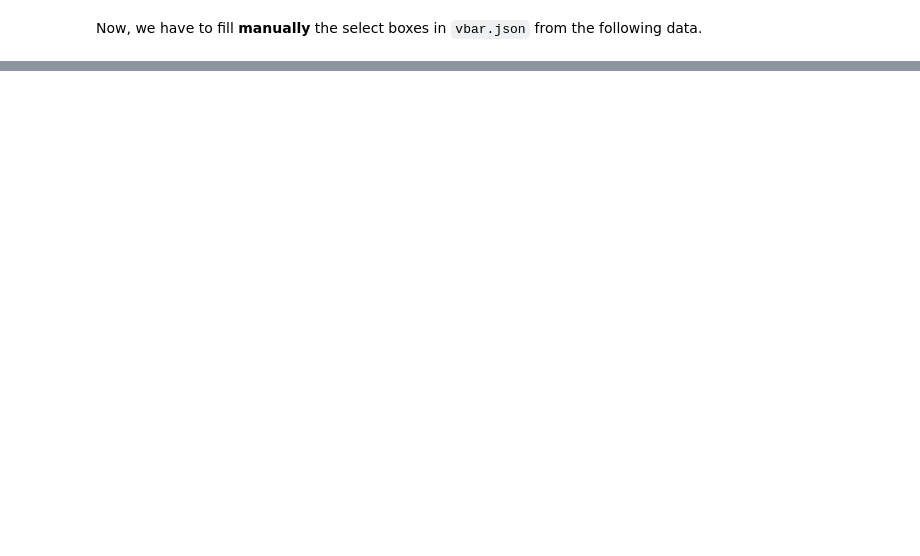
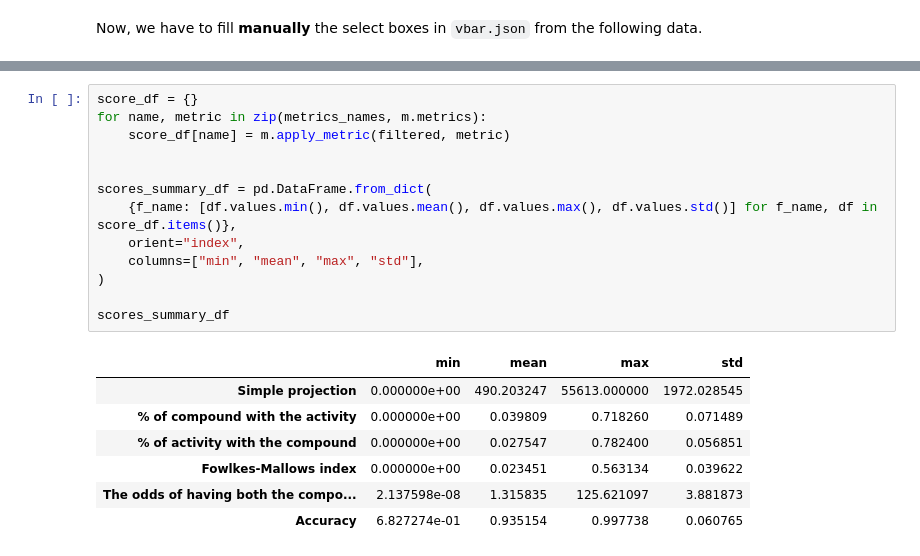
Before and after one commit to unc-informatique/pharmaco-chemistry-biblio, a Jupyter notebook: df_to_vega.ipynb, the cells around one changed output, grey strips where cells are left out. Drawn from its saved outputs; the diff is of its cells as text; blank space fills up the shorter version.

```diff
--- a/df_to_vega.ipynb
+++ b/df_to_vega.ipynb
@@ -125,0 +207,21 @@ options = json.dumps(list(dataset.index.get_level_values(1)))
+# %%
+score_df = {}
+for name, metric in zip(metrics_names, m.metrics):
+    score_df[name] = m.apply_metric(filtered, metric)
+
+
+scores_summary_df = pd.DataFrame.from_dict(
+    {f_name: [df.values.min(), df.values.mean(), df.values.max(), df.values.std()] for f_name, df in score_df.items()},
+    orient="index",
+    columns=["min", "mean", "max", "std"],
+)
+
+scores_summary_df
+# %% [output]
+|  | min | mean | max | std |
+| Simple projection | 0.000000e+00 | 490.203247 | 55613.000000 | 1972.028545 |
+| % of compound with the activity | 0.000000e+00 | 0.039809 | 0.718260 | 0.071489 |
+| % of activity with the compound | 0.000000e+00 | 0.027547 | 0.782400 | 0.056851 |
+| Fowlkes-Mallows index | 0.000000e+00 | 0.023451 | 0.563134 | 0.039622 |
+| The odds of having both the compo... | 2.137598e-08 | 1.315835 | 125.621097 | 3.881873 |
+| Accuracy | 6.827274e-01 | 0.935154 | 0.997738 | 0.060765 |
```
Also changed, not shown: parts of 14 cells of this notebook, 23 other files.
